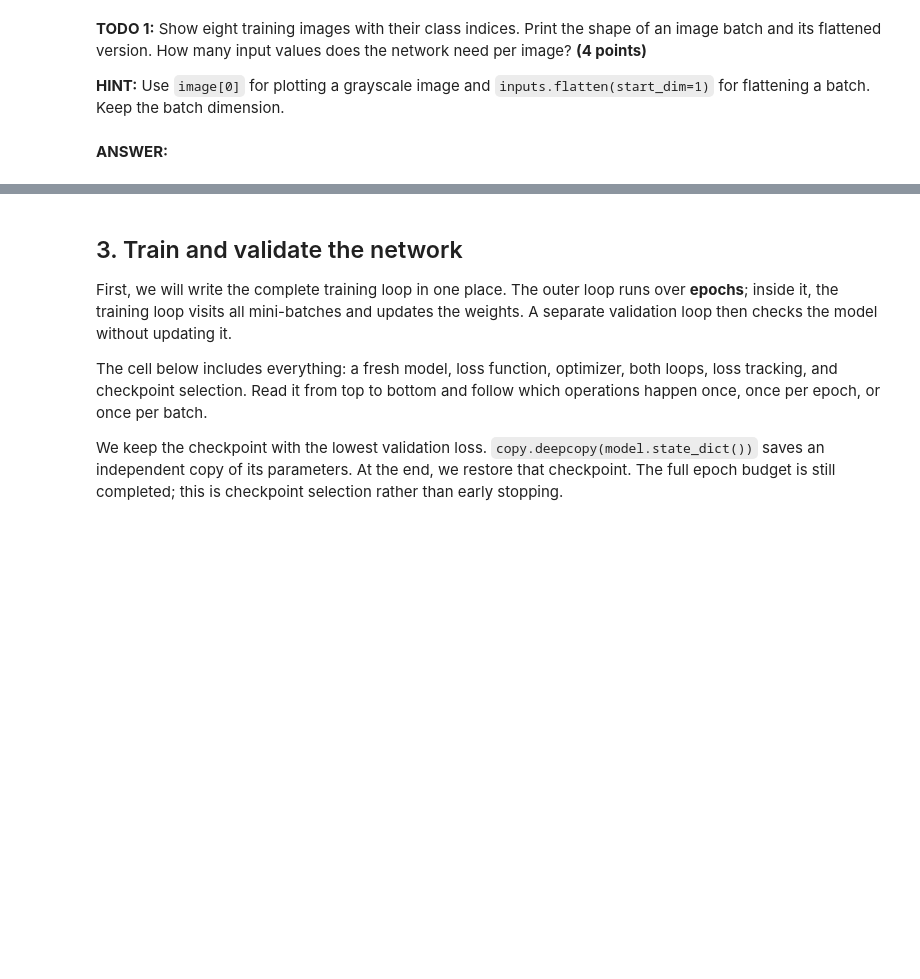
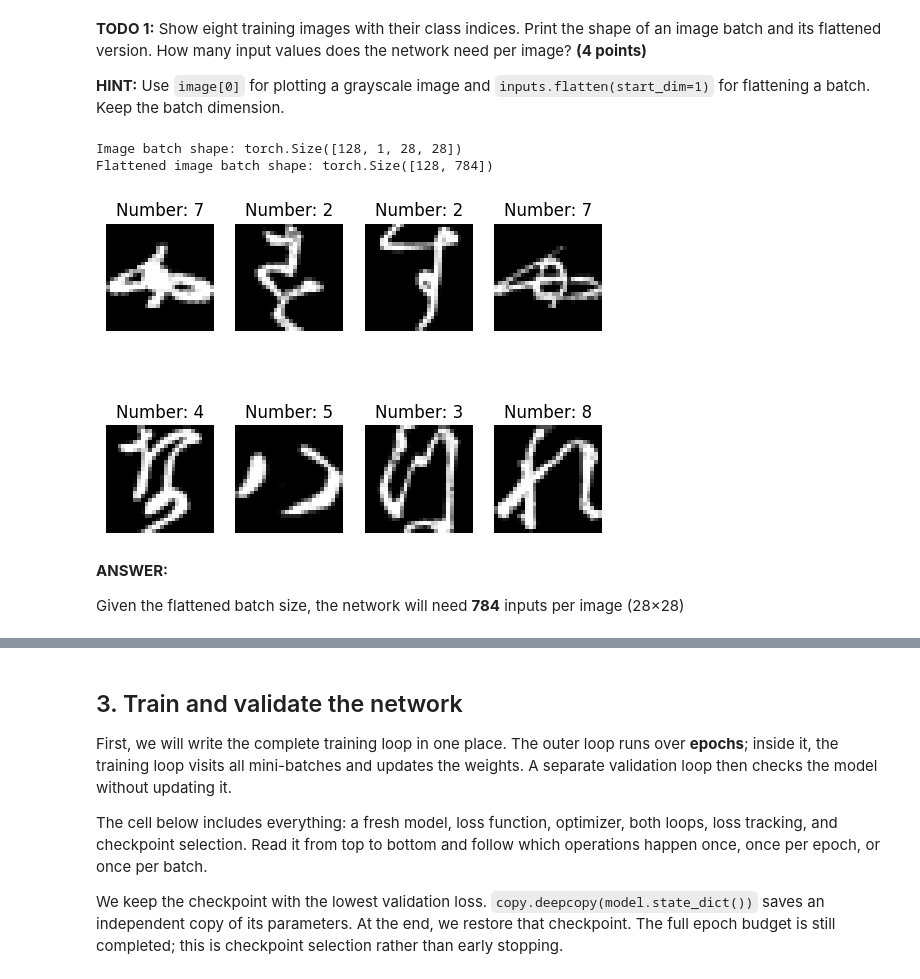
Before and after one commit to ManiGillier/CV_miniproject-1, a Jupyter notebook: Project_KMNIST__starter.ipynb, the cells around one changed output, grey strips where cells are left out. Drawn from its saved outputs; the diff is of its cells as text; code cells hidden in the pictures; blank space fills up the shorter version.

```diff
--- a/Project_KMNIST__starter.ipynb
+++ b/Project_KMNIST__starter.ipynb
@@ -62,8 +65,29 @@ print('Training samples per class:', torch.bincount(y_train).tolist())
 **HINT:** Use `image[0]` for plotting a grayscale image and `inputs.flatten(start_dim=1)` for flattening a batch. Keep the batch dimension.
 # %%
 #YOUR CODE HERE
+
+# Init trainloader
+trainloader = make_trainloader()
+
+# Get image batch
+img_batch, label_batch = next(iter(trainloader))
+print("Image batch shape:", img_batch.shape)
+print("Flattened image batch shape:", img_batch.flatten(start_dim=1).shape)
+
+for i in range(8):
+    # Plot trainset
+    plt.subplot(2, 4, i + 1)
+    plt.imshow(img_batch[i][0], cmap='gray')
+    plt.axis('off')
+    plt.title(f'Number: {label_batch[i]}')
+# %% [output]
+Image batch shape: torch.Size([128, 1, 28, 28])
+Flattened image batch shape: torch.Size([128, 784])
+[figure, added]
 # %% [markdown]
 **ANSWER:**
+
+Given the flattened batch size, the network will need **784** inputs per image (28×28)
 # %% [markdown]
 ## 2. Build the network
 
```
Also changed, not shown: parts of 4 cells of this notebook.
